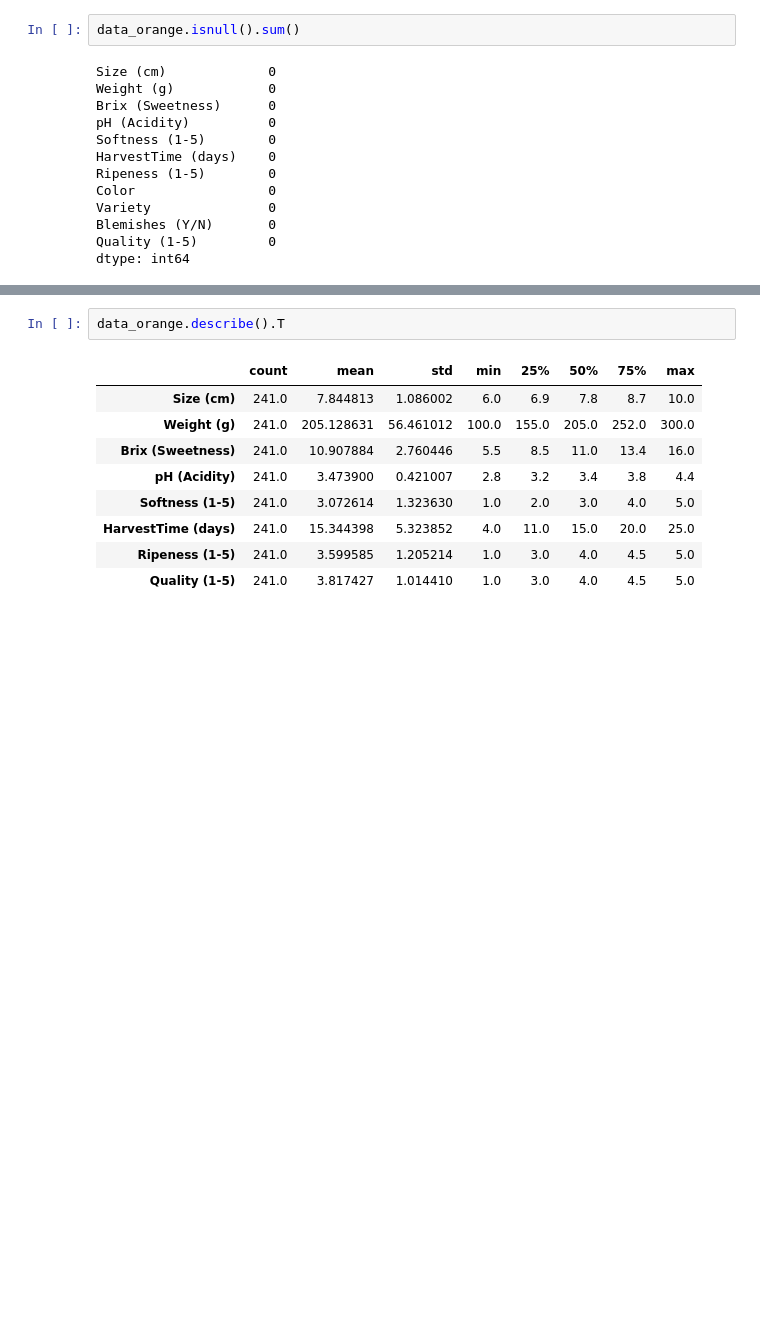
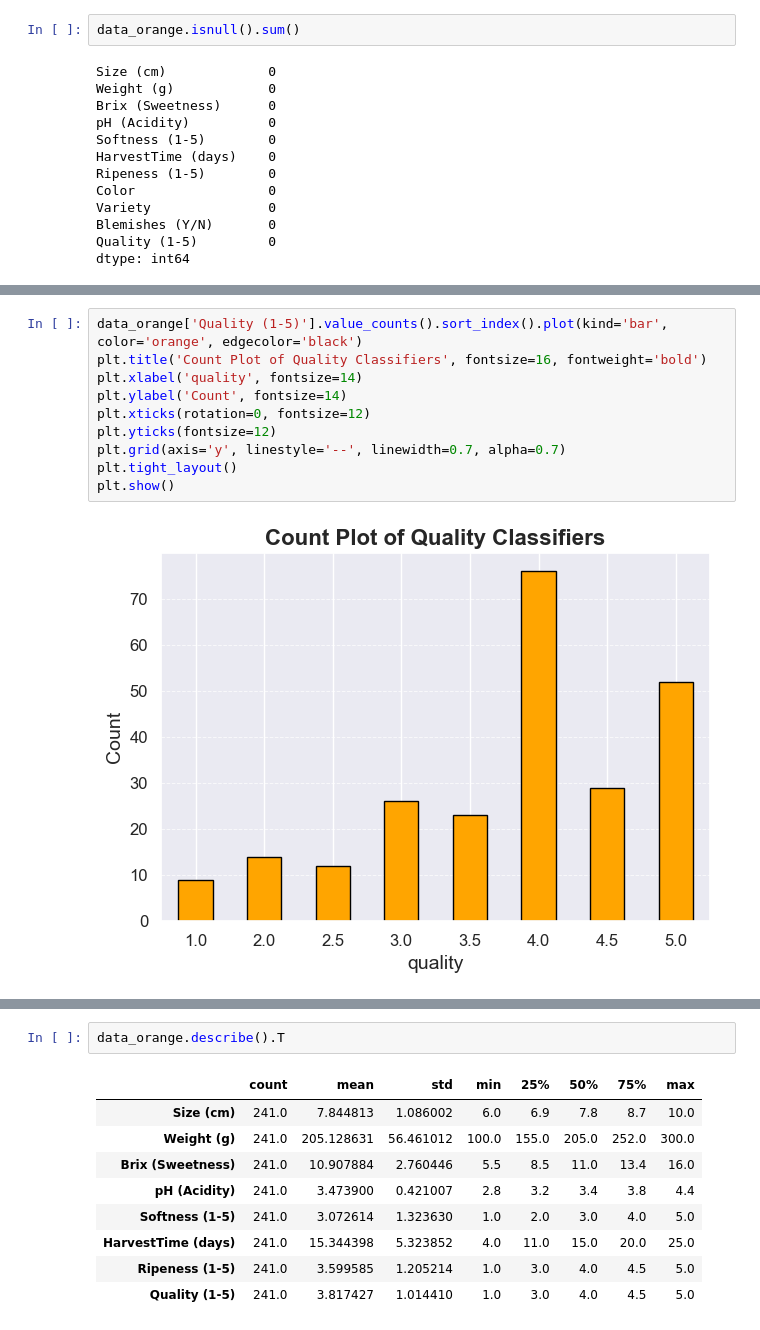
Before and after one commit to Djazil01/Orange-Quality-Classification, a Jupyter notebook: orange.ipynb, the cells around one changed output, grey strips where cells are left out. Saved outputs shown, nothing was run; the diff lists cells and outputs as text; blank space fills up the shorter version.

```diff
--- a/orange.ipynb
+++ b/orange.ipynb
@@ -74,0 +121,12 @@ dtype: int64
+# %%
+data_orange['Quality (1-5)'].value_counts().sort_index().plot(kind='bar', color='orange', edgecolor='black')
+plt.title('Count Plot of Quality Classifiers', fontsize=16, fontweight='bold')
+plt.xlabel('quality', fontsize=14)
+plt.ylabel('Count', fontsize=14)
+plt.xticks(rotation=0, fontsize=12)
+plt.yticks(fontsize=12)
+plt.grid(axis='y', linestyle='--', linewidth=0.7, alpha=0.7)
+plt.tight_layout()
+plt.show()
+# %% [output]
+[figure, added]
```
Also changed, not shown: parts of 21 cells of this notebook.
